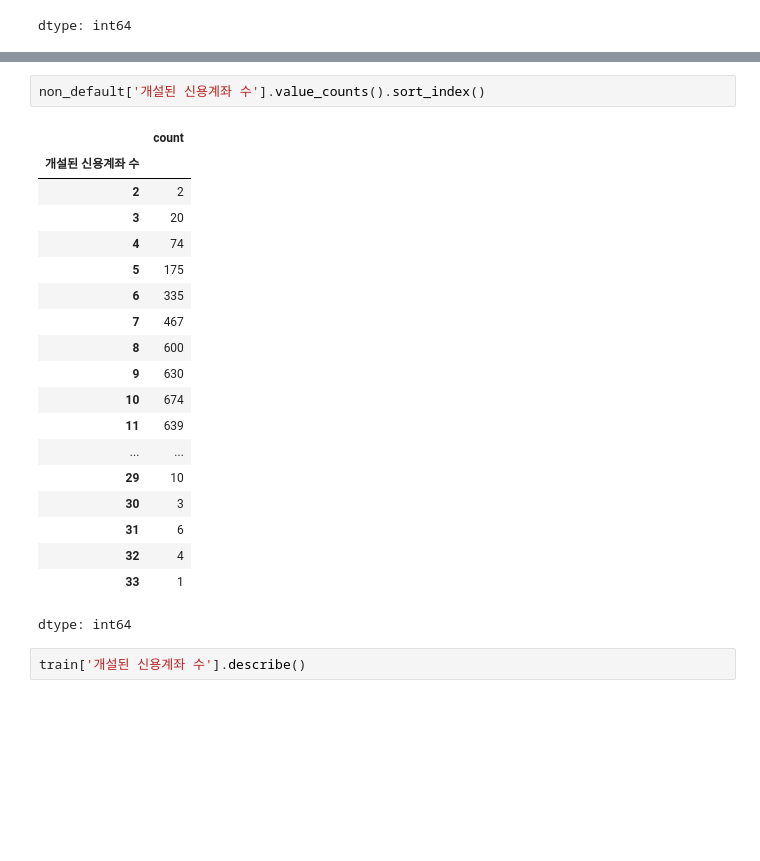
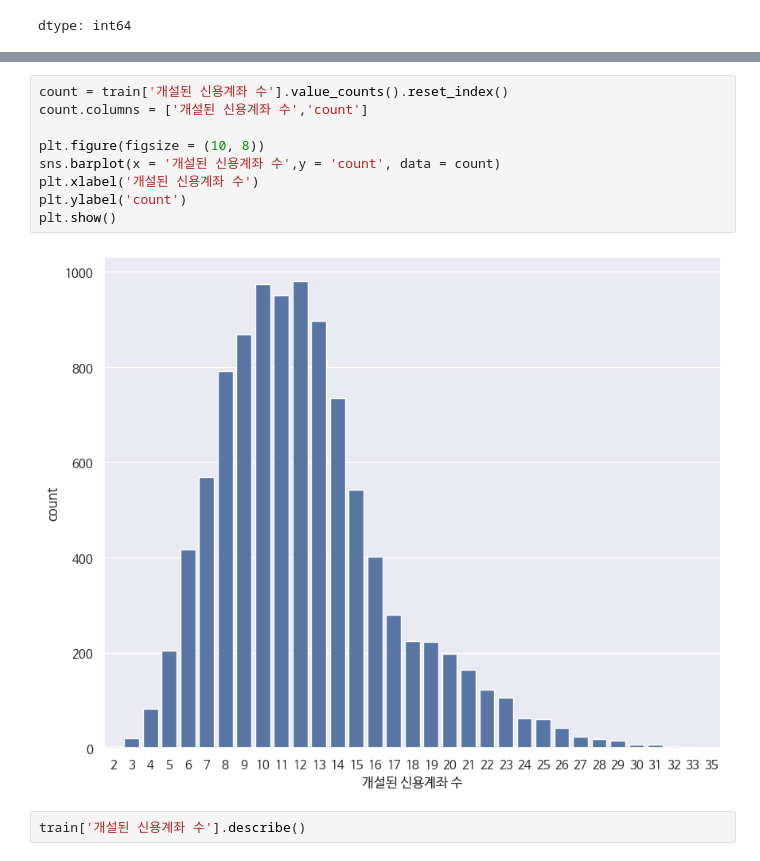
Before and after one commit to tntnu/default, a Jupyter notebook: [개인프로젝트연습]_채무불이행여부예측_2차.ipynb, the cells around one changed output, grey strips where cells are left out. Saved outputs shown, nothing was run; the diff lists cells and outputs as text; blank space fills up the shorter version.

```diff
--- a/[개인프로젝트연습]_채무불이행여부예측_2차.ipynb
+++ b/[개인프로젝트연습]_채무불이행여부예측_2차.ipynb
@@ -947,25 +1014,14 @@ dtype: int64
-# %%
-non_default['개설된 신용계좌 수'].value_counts().sort_index()
-# %% [output]
-|  | count |
-| 개설된 신용계좌 수 |  |
-| 2 | 2 |
-| 3 | 20 |
-| 4 | 74 |
-| 5 | 175 |
-| 6 | 335 |
-| 7 | 467 |
-| 8 | 600 |
-| 9 | 630 |
-| 10 | 674 |
-| 11 | 639 |
-| ... | ... |
-| 29 | 10 |
-| 30 | 3 |
-| 31 | 6 |
-| 32 | 4 |
-| 33 | 1 |
-dtype: int64
+# %%
+count = train['개설된 신용계좌 수'].value_counts().reset_index()
+count.columns = ['개설된 신용계좌 수','count']
+
+plt.figure(figsize = (10, 8))
+sns.barplot(x = '개설된 신용계좌 수',y = 'count', data = count)
+plt.xlabel('개설된 신용계좌 수')
+plt.ylabel('count')
+plt.show()
+# %% [output]
+[figure, added]
 # %%
 train['개설된 신용계좌 수'].describe()
 # %% [output]
```
Also changed, not shown: parts of 35 cells of this notebook.
